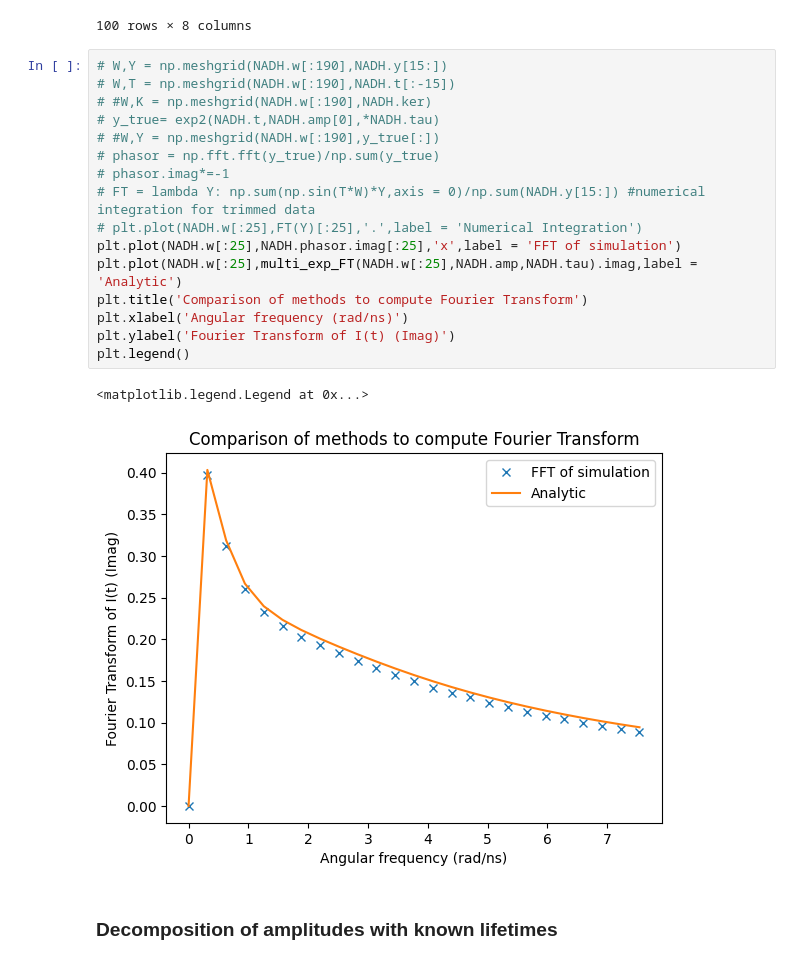
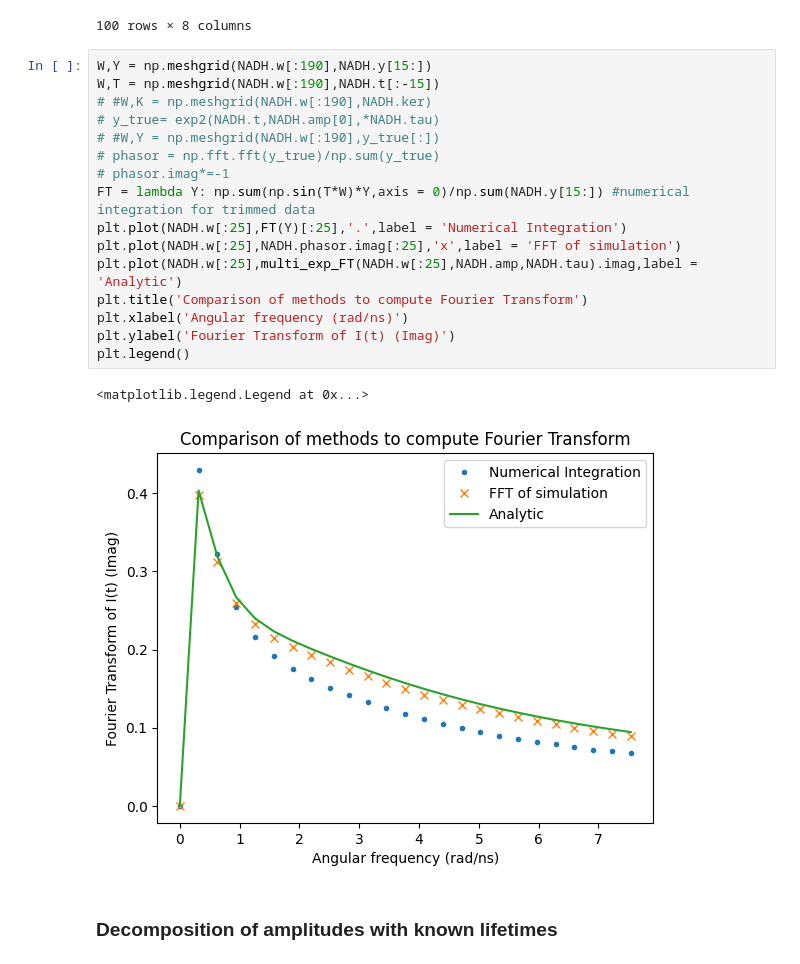
Before and after one commit to ngcnpeter/Y3_Group_Project_2B, a Jupyter notebook: TCSPC-simulation/phasor.ipynb, the cells around one changed output. Drawn from its saved outputs; the diff is of its cells as text.

```diff
--- a/TCSPC-simulation/phasor.ipynb
+++ b/TCSPC-simulation/phasor.ipynb
@@ -53,24 +53,24 @@ NADH.df
 | 99 | 0.776690 | 0.223310 | 0.372060 | 3.998219 | 0.534303+0.393764j | 0.335184+0.311419j | 0.267448+0.260871j | 0.229231+0.234549j |
 100 rows × 8 columns
 # %%
-# W,Y = np.meshgrid(NADH.w[:190],NADH.y[15:])
-# W,T = np.meshgrid(NADH.w[:190],NADH.t[:-15])
+W,Y = np.meshgrid(NADH.w[:190],NADH.y[15:])
+W,T = np.meshgrid(NADH.w[:190],NADH.t[:-15])
 # #W,K = np.meshgrid(NADH.w[:190],NADH.ker)
 # y_true= exp2(NADH.t,NADH.amp[0],*NADH.tau)
 # #W,Y = np.meshgrid(NADH.w[:190],y_true[:])
 # phasor = np.fft.fft(y_true)/np.sum(y_true)
 # phasor.imag*=-1
-# FT = lambda Y: np.sum(np.sin(T*W)*Y,axis = 0)/np.sum(NADH.y[15:]) #numerical integration for trimmed data
-# plt.plot(NADH.w[:25],FT(Y)[:25],'.',label = 'Numerical Integration')
+FT = lambda Y: np.sum(np.sin(T*W)*Y,axis = 0)/np.sum(NADH.y[15:]) #numerical integration for trimmed data
+plt.plot(NADH.w[:25],FT(Y)[:25],'.',label = 'Numerical Integration')
 plt.plot(NADH.w[:25],NADH.phasor.imag[:25],'x',label = 'FFT of simulation')
 plt.plot(NADH.w[:25],multi_exp_FT(NADH.w[:25],NADH.amp,NADH.tau).imag,label = 'Analytic')
 plt.title('Comparison of methods to compute Fourier Transform')
 plt.xlabel('Angular frequency (rad/ns)')
 plt.ylabel('Fourier Transform of I(t) (Imag)')
 plt.legend()
 # %% [output]
 <matplotlib.legend.Legend at 0x...>
-[figure, old version]
+[figure, new version]
 # %% [markdown]
 ### Decomposition of amplitudes with known lifetimes
 # %%
```
Also changed, not shown: 2 other files.
